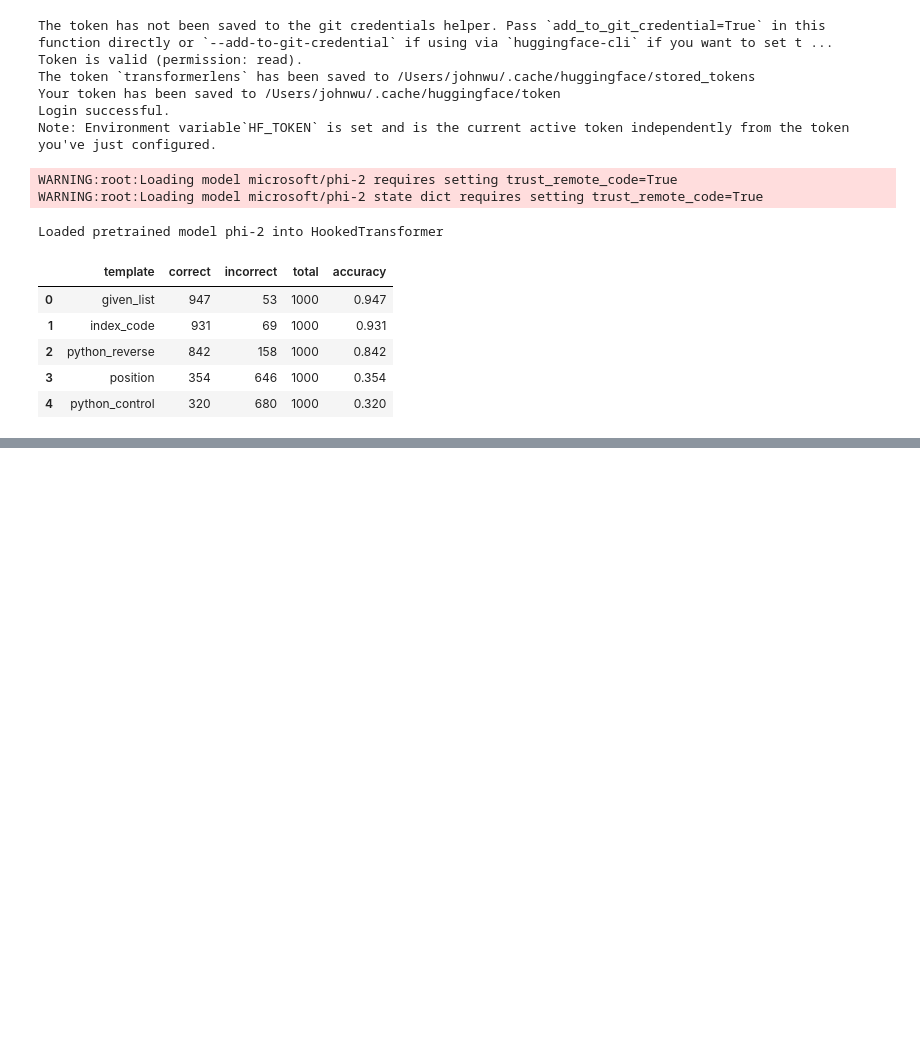
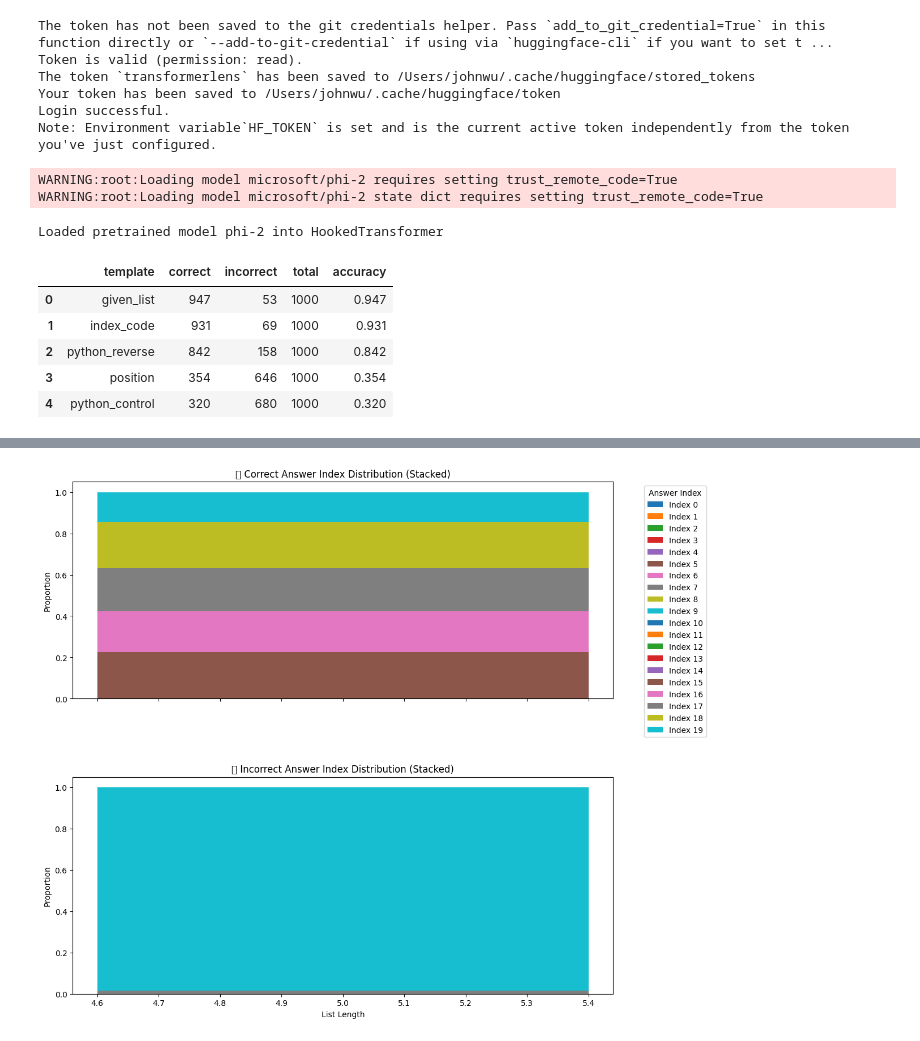
Before and after one commit to AkashSingirikonda/mechinterp2222, a Jupyter notebook: utils/random_gen.ipynb, the cells around one changed output, grey strips where cells are left out. Saved outputs shown, nothing was run; the diff lists cells and outputs as text; code cells hidden in the pictures; blank space fills up the shorter version.

```diff
--- a/utils/random_gen.ipynb
+++ b/utils/random_gen.ipynb
@@ -269,0 +391,65 @@ plt.show()
+# %%
+import json
+from collections import defaultdict
+import matplotlib.pyplot as plt
+from pathlib import Path
+
+# Load file
+data_path = Path("index_probe_dataset_random.jsonl")  # replace with your actual filename
+correct_counts = defaultdict(lambda: defaultdict(int))
+incorrect_counts = defaultdict(lambda: defaultdict(int))
+
+with open(data_path, "r") as f:
+    for line in f:
+        ex = json.loads(line)
+        length = len(ex["list"])
+        index = ex["answer_idx"]
+        if ex.get("correctness", False):  # <-- Updated key here
+            correct_counts[length][index] += 1
+        else:
+            incorrect_counts[length][index] += 1
+
+# Prepare
+lengths = sorted(set(correct_counts.keys()) | set(incorrect_counts.keys()))
+max_idx = max(max(d.keys()) for d in list(correct_counts.values()) + list(incorrect_counts.values()))
+all_indices = list(range(max_idx + 1))
+
+def compute_proportions(data_dict):
+    proportions = {idx: [] for idx in all_indices}
+    for length in lengths:
+        total = sum(data_dict[length].values())
+        for idx in all_indices:
+            count = data_dict[length].get(idx, 0)
+            prop = count / total if total > 0 else 0
+            proportions[idx].append(prop)
+    return proportions
+
+# Compute
+correct_props = compute_proportions(correct_counts)
+incorrect_props = compute_proportions(incorrect_counts)
+
+# Plot
+fig, axs = plt.subplots(2, 1, figsize=(12, 10), sharex=True)
+
+# --- Plot correct
+bottom = [0] * len(lengths)
+for idx in all_indices:
+    axs[0].bar(lengths, correct_props[idx], bottom=bottom, label=f"Index {idx}")
+    bottom = [b + p for b, p in zip(bottom, correct_props[idx])]
+axs[0].set_ylabel("Proportion")
+axs[0].set_title("✅ Correct Answer Index Distribution (Stacked)")
+axs[0].legend(title="Answer Index", bbox_to_anchor=(1.05, 1), loc='upper left')
+
+# --- Plot incorrect
+bottom = [0] * len(lengths)
+for idx in all_indices:
+    axs[1].bar(lengths, incorrect_props[idx], bottom=bottom, label=f"Index {idx}")
+    bottom = [b + p for b, p in zip(bottom, incorrect_props[idx])]
+axs[1].set_xlabel("List Length")
+axs[1].set_ylabel("Proportion")
+axs[1].set_title("❌ Incorrect Answer Index Distribution (Stacked)")
+
+plt.tight_layout()
+plt.show()
+# %% [output]
+[figure, added]
```
Also changed, not shown: parts of 3 cells of this notebook, 1 other file.
